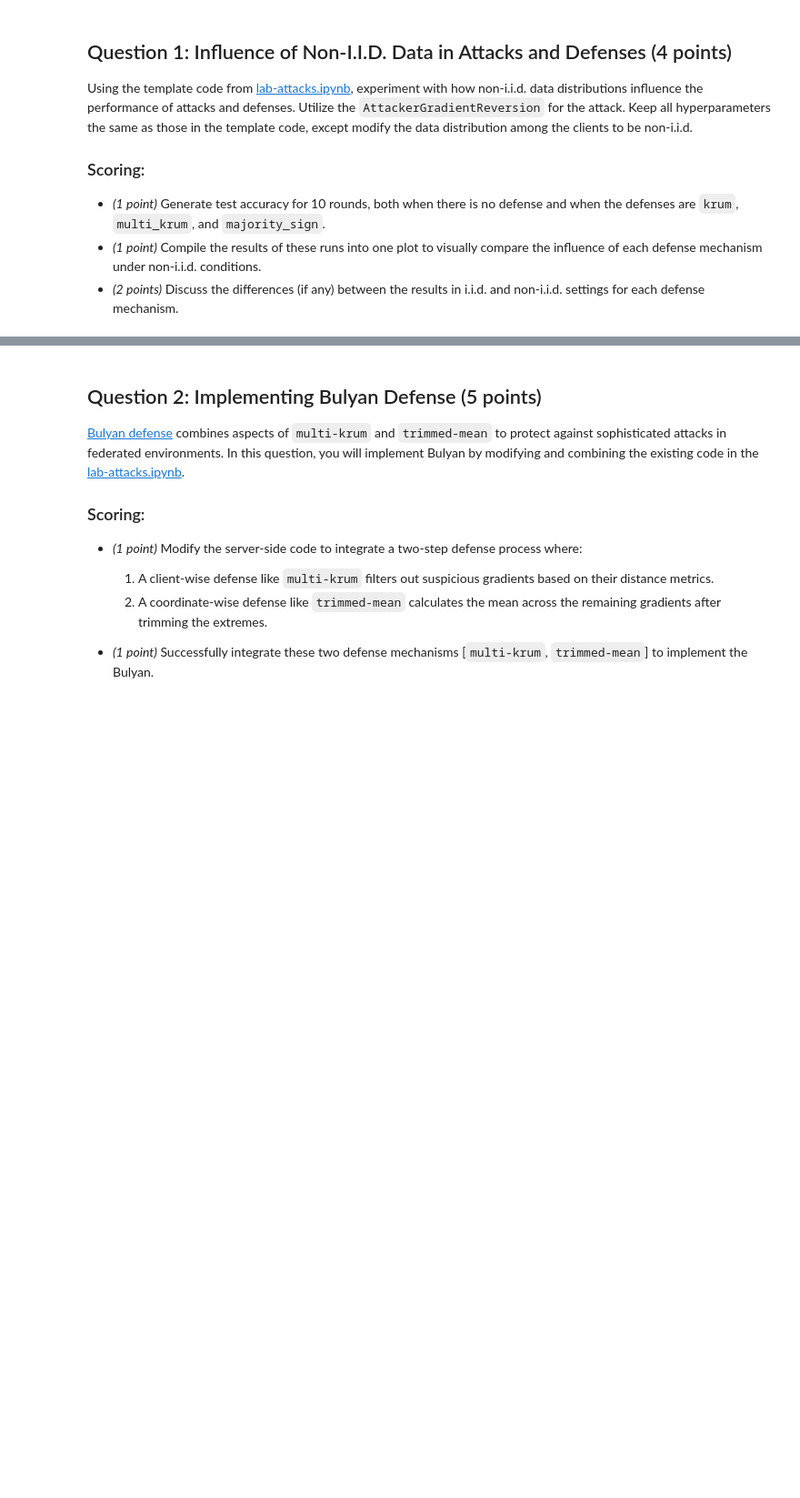
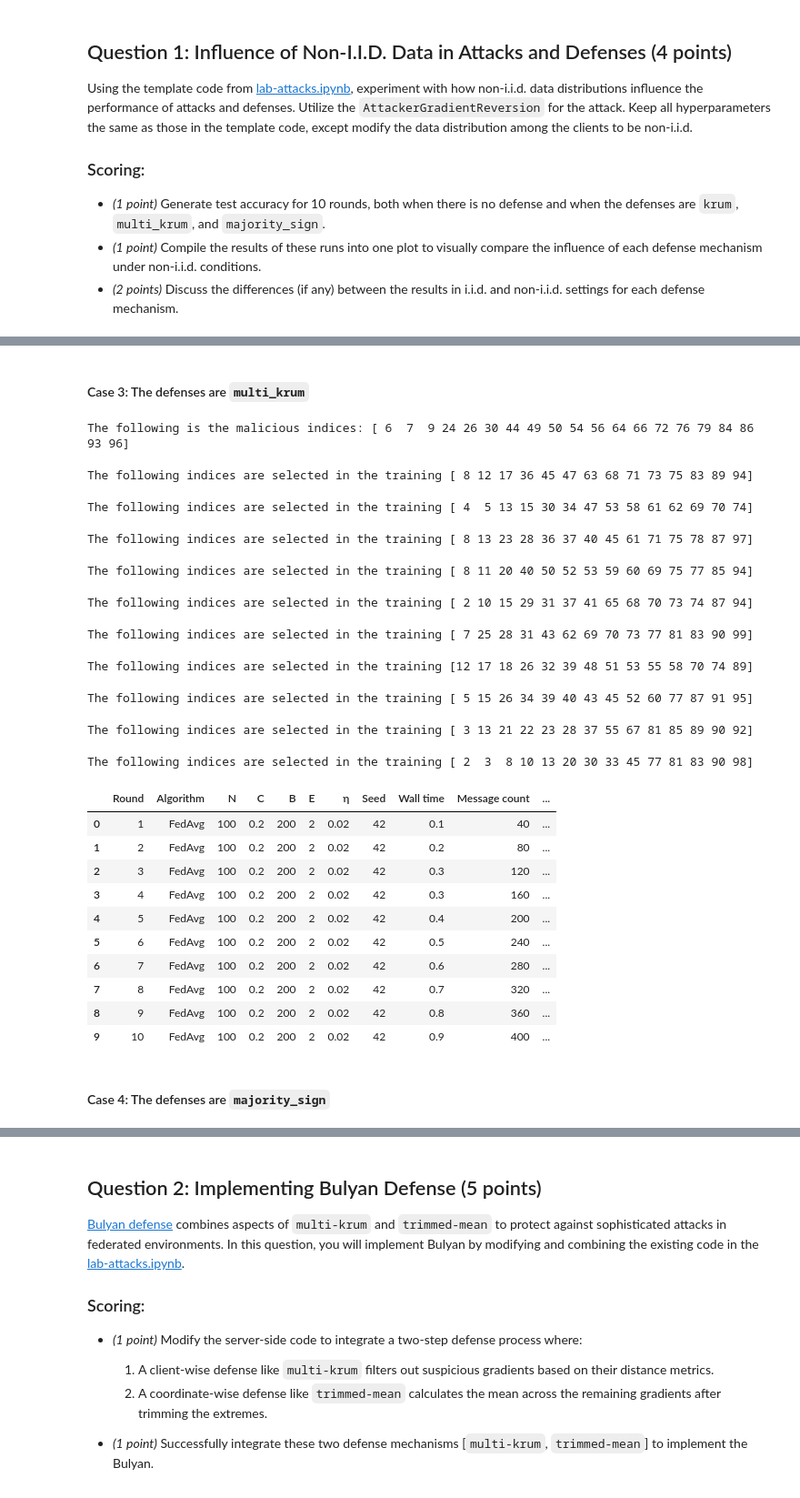
Before and after one commit to Sosekie/DDLS_Assignment, a Jupyter notebook: lab/Chenrui_hw-attacks.ipynb, the cells around one changed output, grey strips where cells are left out. Shown at 91% size. Drawn from its saved outputs; the diff is of its cells as text; code cells hidden in the pictures; blank space fills up the shorter version.

```diff
--- a/lab/Chenrui_hw-attacks.ipynb
+++ b/lab/Chenrui_hw-attacks.ipynb
@@ -31,0 +278,69 @@ Using the template code from [lab-attacks.ipynb](https://github.com/lydiaYchen/D
+# %% [markdown]
+#### Case 3: The defenses are `multi_krum`
+# %%
+def multi_krum(clients_updates, k=14, n=20, m=5):
+    selected_indices = []
+    remaining_updates = clients_updates[:]
+
+    for i in range(k):
+        # Apply Krum to the remaining updates and get the index of the best gradient
+        selected_index = krum(remaining_updates,n-i,m)[0]
+
+        # Map selected index from remaining_updates back to the original clients_updates
+        original_index = clients_updates.index(remaining_updates[selected_index])
+        selected_indices.append(original_index)
+
+        # Remove the selected update from remaining_updates
+        remaining_updates.pop(selected_index)
+
+    return selected_indices
+
+class AttackerGradientReversion(GradWeightClient):
+    def update(self, weights: list[torch.Tensor], seed: int) -> list[torch.Tensor]:
+        # Call the base implementation to perform the normal training and update process
+        honest_gradients = super().update(weights, seed)
+
+        # Reverse the gradients: for a malicious client, negate the weights to simulate an attack
+        reversed_gradients = [-5*w for w in honest_gradients]
+
+        return reversed_gradients
+# %%
+fedavg_server = FedAvgServerDefense(0.02, 200, sample_split, 0.2, 2, 42, defense=multi_krum)
+clients = fedavg_server.clients
+num_malicious = int(0.20 * len(clients))
+malicious_indices = np.random.choice(len(clients), num_malicious, replace=False)
+print(f'The following is the malicious indices: {np.sort(malicious_indices)}')
+for idx in malicious_indices:
+    client_data = clients[idx].loader_train.dataset
+    lr = clients[idx].optimizer.param_groups[0]['lr']
+    batch_size = clients[idx].loader_train.batch_size
+    nr_epochs = clients[idx].nr_epochs
+    clients[idx] = AttackerGradientReversion(client_data, lr, batch_size, nr_epochs)
+result_fedavg_multi_krum = fedavg_server.run(10)
+fedavg_df_multi_krum = result_fedavg_multi_krum.as_df()
+fedavg_df_multi_krum
+# %% [output]
+The following is the malicious indices: [ 6  7  9 24 26 30 44 49 50 54 56 64 66 72 76 79 84 86 93 96]
+The following indices are selected in the training [ 8 12 17 36 45 47 63 68 71 73 75 83 89 94]
+The following indices are selected in the training [ 4  5 13 15 30 34 47 53 58 61 62 69 70 74]
+The following indices are selected in the training [ 8 13 23 28 36 37 40 45 61 71 75 78 87 97]
+The following indices are selected in the training [ 8 11 20 40 50 52 53 59 60 69 75 77 85 94]
+The following indices are selected in the training [ 2 10 15 29 31 37 41 65 68 70 73 74 87 94]
+The following indices are selected in the training [ 7 25 28 31 43 62 69 70 73 77 81 83 90 99]
+The following indices are selected in the training [12 17 18 26 32 39 48 51 53 55 58 70 74 89]
+The following indices are selected in the training [ 5 15 26 34 39 40 43 45 52 60 77 87 91 95]
+The following indices are selected in the training [ 3 13 21 22 23 28 37 55 67 81 85 89 90 92]
+The following indices are selected in the training [ 2  3  8 10 13 20 30 33 45 77 81 83 90 98]
+|  | Round | Algorithm | N | C | B | E | η | Seed | Wall time | Message count | ... |
+| 0 | 1 | FedAvg | 100 | 0.2 | 200 | 2 | 0.02 | 42 | 0.1 | 40 | ... |
+| 1 | 2 | FedAvg | 100 | 0.2 | 200 | 2 | 0.02 | 42 | 0.2 | 80 | ... |
+| 2 | 3 | FedAvg | 100 | 0.2 | 200 | 2 | 0.02 | 42 | 0.3 | 120 | ... |
+| 3 | 4 | FedAvg | 100 | 0.2 | 200 | 2 | 0.02 | 42 | 0.3 | 160 | ... |
+| 4 | 5 | FedAvg | 100 | 0.2 | 200 | 2 | 0.02 | 42 | 0.4 | 200 | ... |
+| 5 | 6 | FedAvg | 100 | 0.2 | 200 | 2 | 0.02 | 42 | 0.5 | 240 | ... |
+| 6 | 7 | FedAvg | 100 | 0.2 | 200 | 2 | 0.02 | 42 | 0.6 | 280 | ... |
+| 7 | 8 | FedAvg | 100 | 0.2 | 200 | 2 | 0.02 | 42 | 0.7 | 320 | ... |
+| 8 | 9 | FedAvg | 100 | 0.2 | 200 | 2 | 0.02 | 42 | 0.8 | 360 | ... |
+| 9 | 10 | FedAvg | 100 | 0.2 | 200 | 2 | 0.02 | 42 | 0.9 | 400 | ... |
+# %% [markdown]
+#### Case 4: The defenses are `majority_sign`
```
Also changed, not shown: parts of 14 cells of this notebook, 1 other file.
